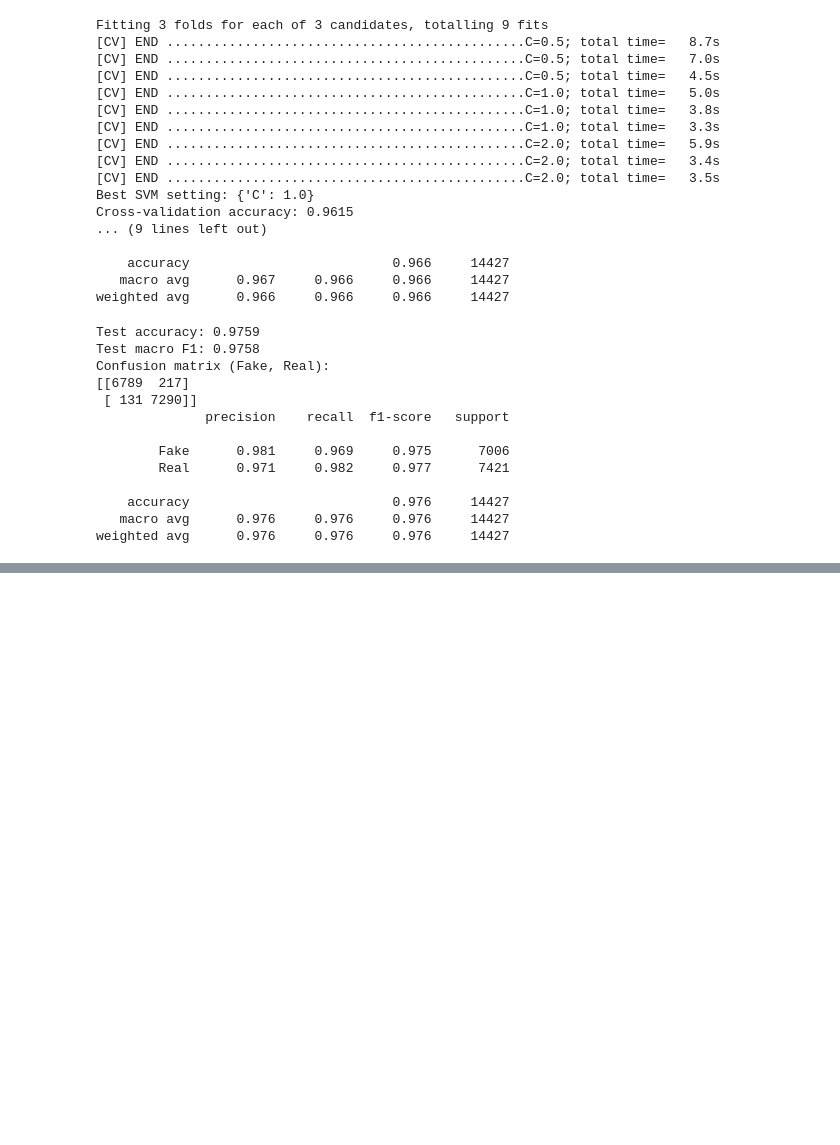
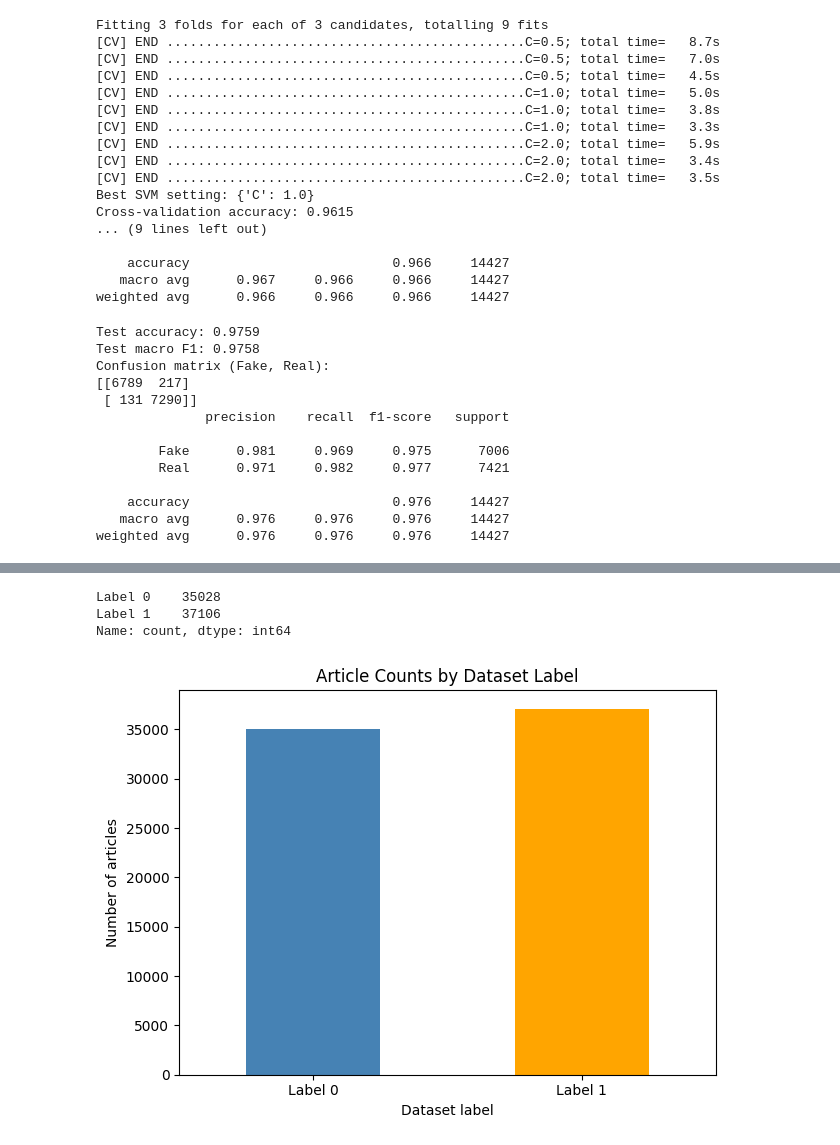
Before and after one commit to AdiRathoreX/Fake_news_detection_classifier, a Jupyter notebook: Major_Project_Fake_News_Detection.ipynb, the cells around one changed output, grey strips where cells are left out. Saved outputs shown, nothing was run; the diff lists cells and outputs as text; code cells hidden in the pictures; blank space fills up the shorter version.

```diff
--- a/Major_Project_Fake_News_Detection.ipynb
+++ b/Major_Project_Fake_News_Detection.ipynb
@@ -988,3 +988,23 @@ files.download("tfidf_vectorizer.joblib")
 [interactive output not drawn]
 [interactive output not drawn]
 [interactive output not drawn]
+# %%
+import matplotlib.pyplot as plt
+
+label_counts = news_data["label"].value_counts().sort_index()
+label_counts.index = [f"Label {label}" for label in label_counts.index]
+
+print(label_counts)
+
+label_counts.plot(kind="bar", color=["steelblue", "orange"])
+plt.title("Article Counts by Dataset Label")
+plt.xlabel("Dataset label")
+plt.ylabel("Number of articles")
+plt.xticks(rotation=0)
+plt.tight_layout()
+plt.show()
+# %% [output]
+Label 0    35028
+Label 1    37106
+Name: count, dtype: int64
+[figure, added]
```
